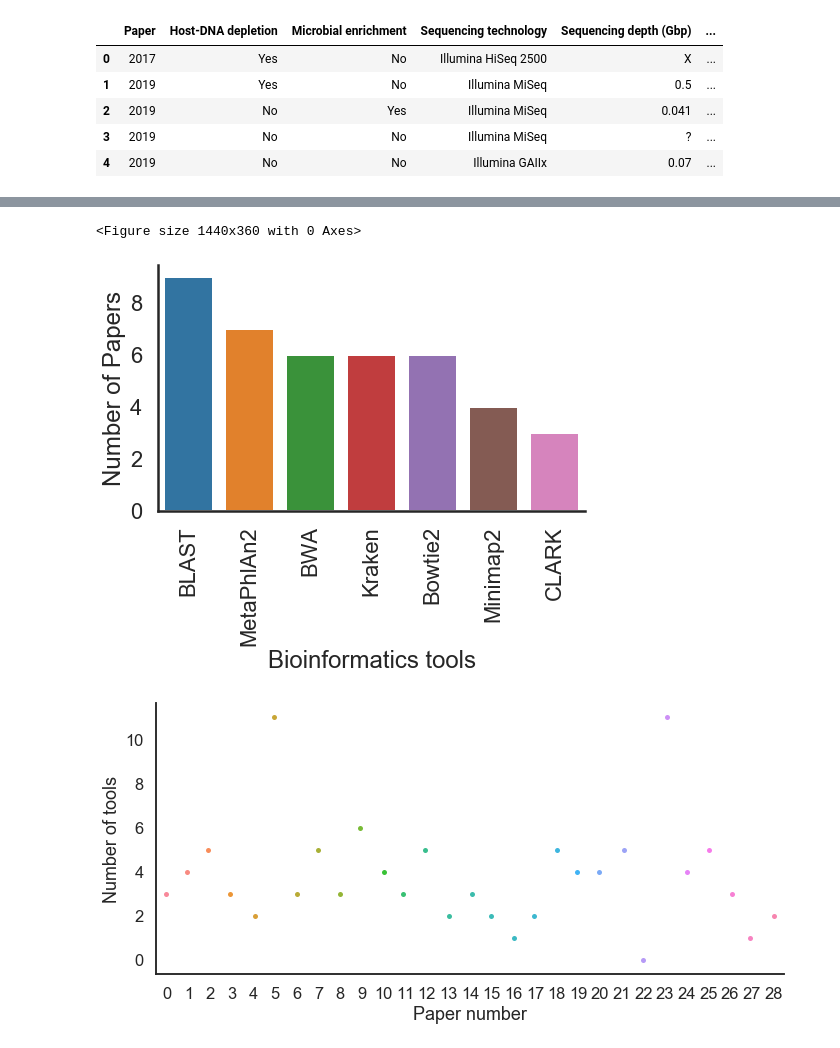
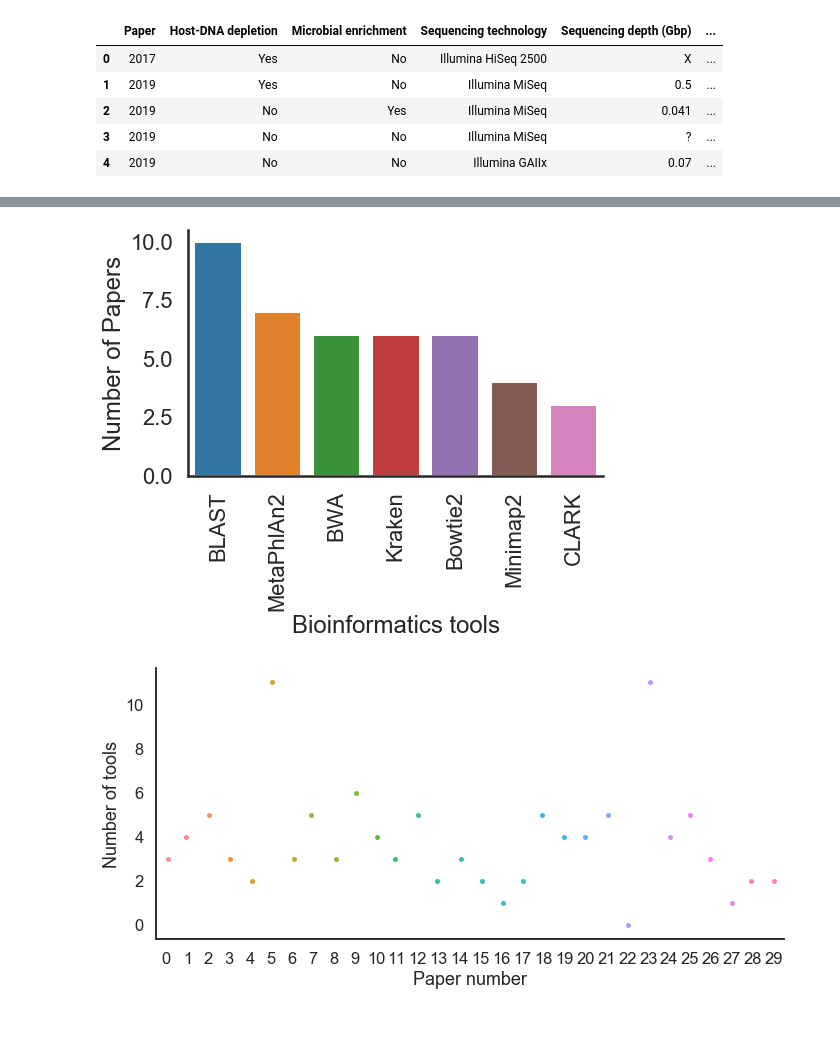
Before and after one commit to LizChang/Review-Paper-Figures, a Jupyter notebook: notebooks/table.ipynb, the cells around one changed output, grey strips where cells are left out. Cells and saved outputs as stored; diff of their text form; code cells hidden in the pictures.

```diff
--- a/notebooks/table.ipynb
+++ b/notebooks/table.ipynb
@@ -116,20 +116,18 @@ Name: bioinformatics tools, dtype: int64
 # %%
 #table = pd.DataFrame({'bioinformatics tools': [9,7,6,6,6,4,3]}, index=['BLAST','MetaPhlAn2','BWA','Kraken','Bowtie2','Minimap2','CLARK'])
 #plot = table.plot.pie(subplots=True, figsize=(8,8),legend=None)
 #plt.ylabel("")
 
-plt.figure(figsize=(20,5))
 sns.set_style('white')
 sns.set_context('poster')
 g=sns.catplot(y='count', x='Bioinformatics tools',kind='bar',data=pd.read_csv('../data/biotools_count.csv'),aspect=1.5)
 g.set(ylabel = "Number of Papers")
 plt.xticks(rotation=90,ha="center")
 plt.savefig('../figures/bioinformatics_tools_bar.png',bbox_inches='tight')
 # %% [output]
-<Figure size 1440x360 with 0 Axes>
-[figure, old version]
+[figure, new version]
 # %%
-tl = pd.read_csv('../data/Book1.csv')
+tl = pd.read_csv('../data/nm.of.tools.csv')
 sns.set_style('white')
 sns.set_context('talk')
 ax = sns.catplot(data = tl, x = 'Paper number', y = 'Number of tools',aspect = 2)
@@ -138,7 +136,7 @@ sns.despine()
 #plt.savefig('../figures/Figure2_e_0.png')
 #plt.savefig('../figures/Figure2_e_0.pdf')
 # %% [output]
-[figure, old version]
+[figure, new version]
 # %%
 dis = pd.read_csv('../data/disease.csv')
 dis['disease'].value_counts()
```
Also changed, not shown: parts of 12 cells of this notebook, 16 other files.
